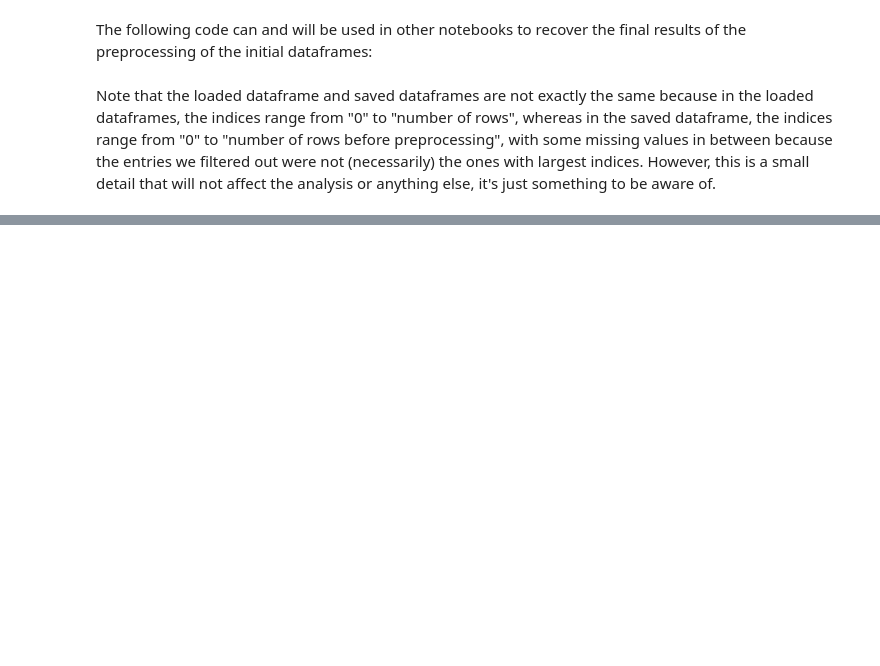
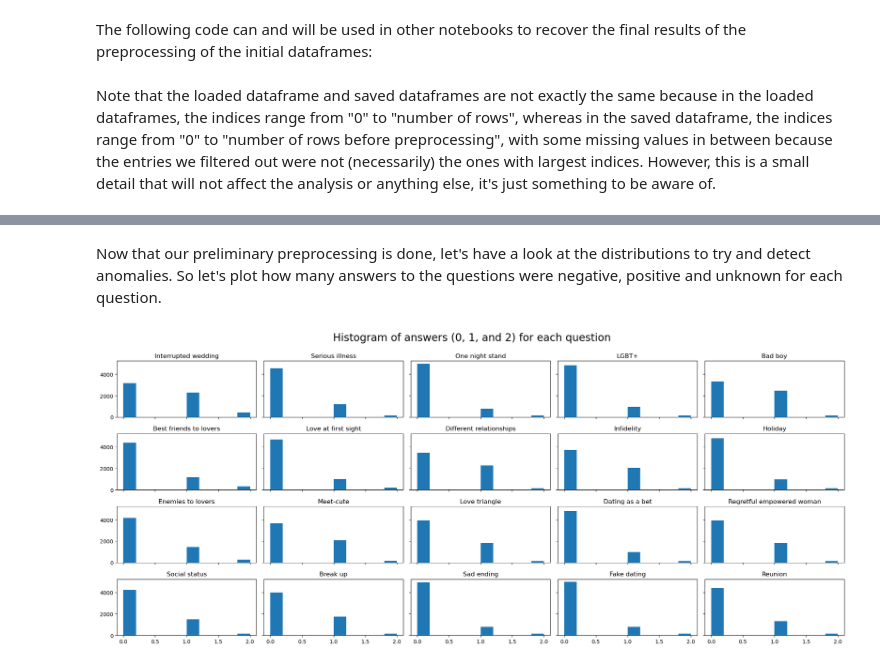
Before and after one commit to epfl-ada/ada-2023-project-theredpandada5, a Jupyter notebook: Data preprocessing.ipynb, the cells around one changed output, grey strips where cells are left out. Saved outputs shown, nothing was run; the diff lists cells and outputs as text; code cells hidden in the pictures; blank space fills up the shorter version.

```diff
--- a/Data preprocessing.ipynb
+++ b/Data preprocessing.ipynb
@@ -866,0 +919,4 @@ Note that the loaded dataframe and saved dataframes are not exactly the same bec
+# %%
+gpt_answers = romance_with_binary[['movie_id', 'binary_answers']].copy()
+gpt_answers['response_length'] = gpt_answers['binary_answers'].apply(lambda ans: len(ans))
+gpt_answers.head(3)
@@ -866,0 +948,4 @@ Note that the loaded dataframe and saved dataframes are not exactly the same bec
+# %%
+bits = {'0', '1', '2'}
+gpt_answers['binary_answers'] = gpt_answers['binary_answers'].apply(lambda b: ''.join(c for c in b if c in bits))
+gpt_answers['response_length'] = gpt_answers['binary_answers'].apply(lambda ans: len(ans))
@@ -866,0 +961,3 @@ Note that the loaded dataframe and saved dataframes are not exactly the same bec
+# %%
+gpt_answers['binary_answers'] = gpt_answers['binary_answers'].apply(lambda b: b if len(b)==20 else '2'*20)
+gpt_answers.drop(columns=['response_length'], inplace=True)
@@ -866,0 +973,5 @@ Note that the loaded dataframe and saved dataframes are not exactly the same bec
+# %%
+for q_nb, question in questions.items():
+    gpt_answers[f'q_{q_nb}'] = gpt_answers['binary_answers'].apply(lambda b: int(b[q_nb]))
+
+gpt_answers.head(5)
@@ -866,0 +986,18 @@ Note that the loaded dataframe and saved dataframes are not exactly the same bec
+# %% [markdown]
+Now that our preliminary preprocessing is done, let's have a look at the distributions to try and detect anomalies. So let's plot how many answers to the questions were negative, positive and unknown for each question.
+# %%
+def plot(df, q_names):
+    fig, ax = plt.subplots(4, 5, figsize= (20,8), sharey = True, sharex = True)
+
+    for i in range(20):
+        sbplt = ax[i%4, math.floor(i/4)]
+        sbplt.hist(df[f'q_{i}'])
+        sbplt.set_title(q_names[i])
+
+    fig.tight_layout()
+    fig.suptitle('Histogram of answers (0, 1, and 2) for each question', y=1.05, fontsize=20)
+    plt.show()
+
+plot(gpt_answers, question_names)
+# %% [output]
+[figure, added]
```
Also changed, not shown: parts of 43 cells of this notebook, 9 other files.
